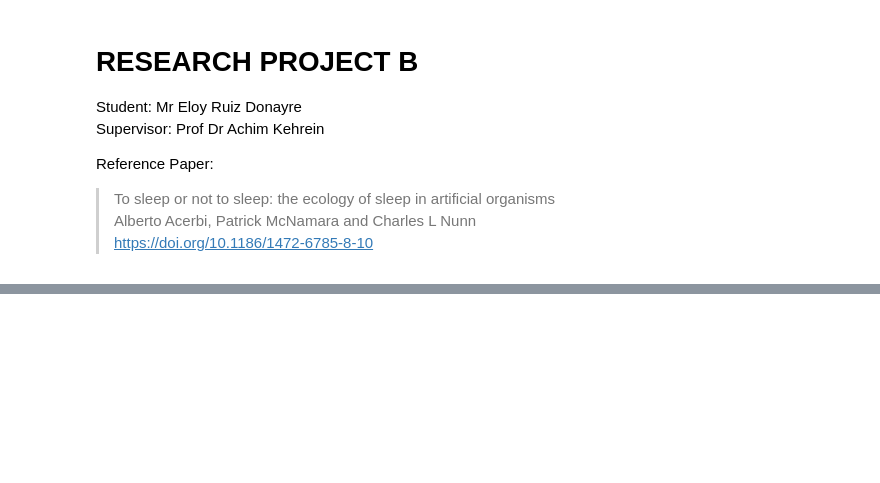
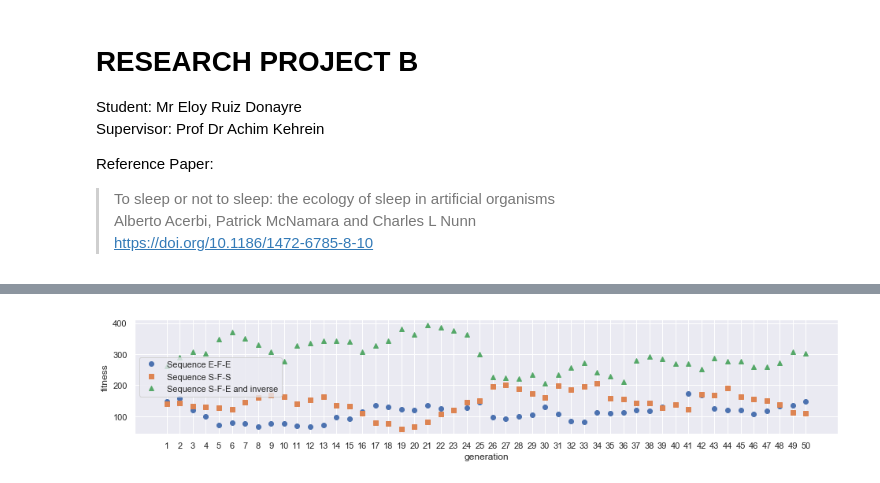
Before and after one commit to EloyRD/research-project-b, a Jupyter notebook: Section 04Four - Data Analysis.ipynb, the cells around one changed output, grey strips where cells are left out. Saved outputs shown, nothing was run; the diff lists cells and outputs as text; code cells hidden in the pictures; blank space fills up the shorter version.

```diff
--- a/Section 04Four - Data Analysis.ipynb
+++ b/Section 04Four - Data Analysis.ipynb
@@ -211,0 +205,28 @@ results.loc['10th'].nlargest(20,'fitness')
+# %%
+x = []
+appearance_efe = []
+appearance_sfs = []
+appearance_sfe_inv = []
+
+for j in range( len(generations) ):
+    appearance_efe_d       = np.sum([ generations[j][i][4] for i in range(100) ])
+    appearance_sfs_d       = np.sum([ generations[j][i][5] for i in range(100) ])
+    appearance_sfe_inv_d   = np.sum([ generations[j][i][6] for i in range(100) ])
+    appearance_total_d     = appearance_efe_d + appearance_sfs_d + appearance_sfe_inv_d
+
+    appearance_efe.append(     appearance_efe_d )
+    appearance_sfs.append(     appearance_sfs_d )
+    appearance_sfe_inv.append( appearance_sfe_inv_d )
+    x.append( j+1 )
+# %%
+w,h = matplotlib.figure.figaspect(1/6)
+_= plt.figure(figsize=(w,h))
+_= plt.plot(x, appearance_efe, "o", label='Sequence E-F-E')
+_= plt.plot(x, appearance_sfs, "s", label='Sequence S-F-S')
+_= plt.plot(x, appearance_sfe_inv, "^", label='Sequence S-F-E and inverse')
+_= plt.xticks( np.arange(1,len(generations)+1,1) )
+_= plt.xlabel('generation')
+_= plt.ylabel('fitness')
+_= plt.legend()
+# %% [output]
+[figure, added]
```
Also changed, not shown: parts of 41 cells of this notebook, 14 other files.
